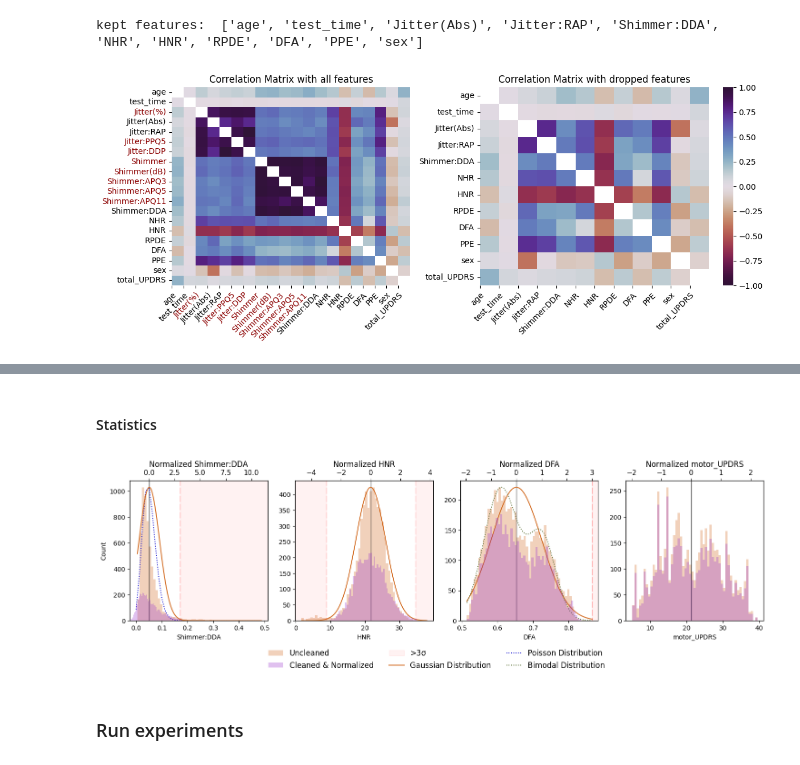
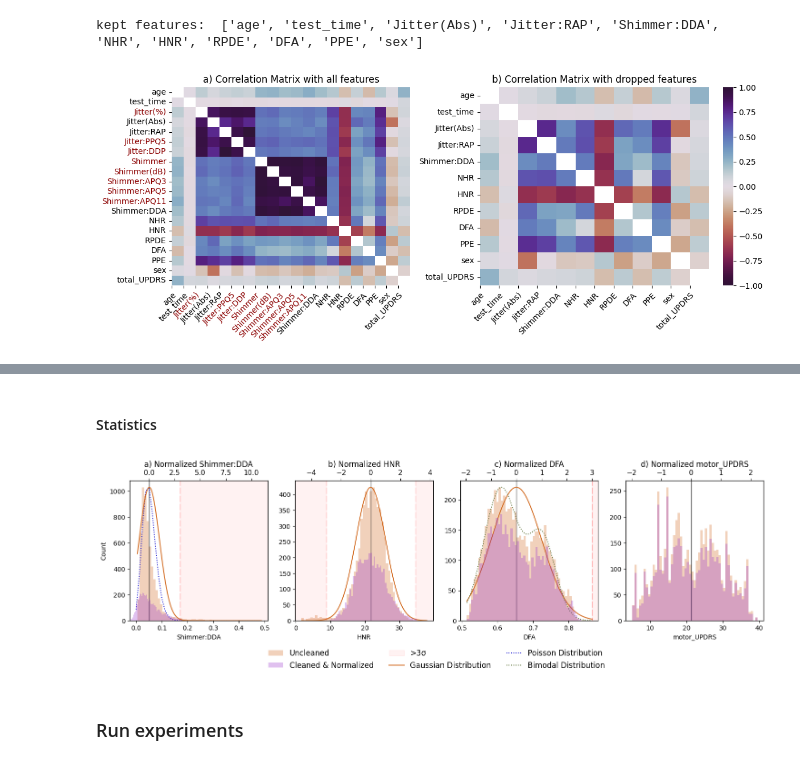
Before and after one commit to audrey352/PHYS551, a Jupyter notebook: Assignment1/A1_notebook.ipynb, the cells around one changed output, grey strips where cells are left out. Cells and saved outputs as stored; diff of their text form; code cells hidden in the pictures.

Commit message:
cleaning notebook pt3

```diff
--- a/Assignment1/A1_notebook.ipynb
+++ b/Assignment1/A1_notebook.ipynb
@@ -504,34 +517,34 @@ print("kept features: ", kept_features)
 # %% [output]
 kept features:  ['age', 'test_time', 'Jitter(Abs)', 'Jitter:RAP', 'Shimmer:DDA', 'NHR', 'HNR', 'RPDE', 'DFA', 'PPE', 'sex']
 # %%
-### Report plot: correlation matrices before and after cleaning ###
+### Plot correlation matrices before and after cleaning ###
 
 fig, axes = plt.subplots(1, 2, figsize=(12, 5), sharey=False, gridspec_kw={'width_ratios': [1, 1.2]})
 sns.heatmap(parkcorr, cmap='twilight_shifted_r', cbar=False, ax=axes[0], vmin=-1, vmax=1)
 sns.heatmap(parkcorr_temp, cmap='twilight_shifted_r', ax=axes[1], vmin=-1, vmax=1);
 
 # Setting axis labels
 axes[0].set_xticks(range(len(parkcorr.columns)), labels=parkcorr.columns,
               rotation=45, ha="right", rotation_mode="anchor")
 axes[1].set_xticks(range(len(parkcorr_temp.columns)), labels=parkcorr_temp.columns,
               rotation=45, ha="right", rotation_mode="anchor")
 
 # Color coding labels (red=dropped features)
 for label in axes[0].get_xticklabels() + axes[0].get_yticklabels():
     if label.get_text()=="total_UPDRS" or label.get_text() in kept_features:
         label.set_color("black")
     else:
       label.set_color("darkred")
 
 # Titles
-axes[0].set_title("Correlation Matrix with all features")
-axes[1].set_title("Correlation Matrix with dropped features")
+axes[0].set_title("a) Correlation Matrix with all features")
+axes[1].set_title("b) Correlation Matrix with dropped features")
 
 fig.tight_layout()
 plt.savefig("./figures/data1_corr.png", bbox_inches='tight', dpi=300)
 plt.show()
 # %% [output]
-[figure, old version]
+[figure, new version]
 # %%
 ### Final cleaned dataframe ###
 # combining the target and features into one dataframe
@@ -565,6 +578,7 @@ all_labels = []
 # features used in example
 parkdf_stats_raw = parkdf[["Shimmer:DDA", "HNR", "DFA", "motor_UPDRS" ]]
 parkdf_stats_clean = parkdfnorm[["Shimmer:DDA", "HNR", "DFA", "motor_UPDRS" ]]
+label_letters = ['a)', 'b)', 'c)', 'd)']
 
 # function definitions:
 def poisson(x, mu):
@@ -602,7 +616,7 @@ for index, c1 in enumerate(parkdf_stats_raw.columns):
                  line_kws={'alpha': .35, 'linewidth' :0.8}
                  )
     axes[index].axvline(x=mean, color='b', linewidth=0.99, alpha=.8, label=f"Mean: {mean:.2f}", c="black")
-    ax_top.set_xlabel(f"Normalized {c1}", fontsize=12, color='black')
+    ax_top.set_xlabel(f"{label_letters[index]} Normalized {c1}", fontsize=12, color='black')
     ax_top.tick_params(labelsize=11, color='black', labelcolor='black')
 
     # fixing the normalized axis + adding distributions
@@ -676,7 +690,7 @@ fig.legend([handle_dict[l] for l in legend_order if l in handle_dict],
 plt.savefig("./figures/data1_dist.png", bbox_inches='tight', dpi=300)
 plt.show()
 # %% [output]
-[figure, old version]
+[figure, new version]
 # %% [markdown]
 ### Run experiments
 # %% [markdown]
```
Also changed, not shown: parts of 41 cells of this notebook, 4 other files.
